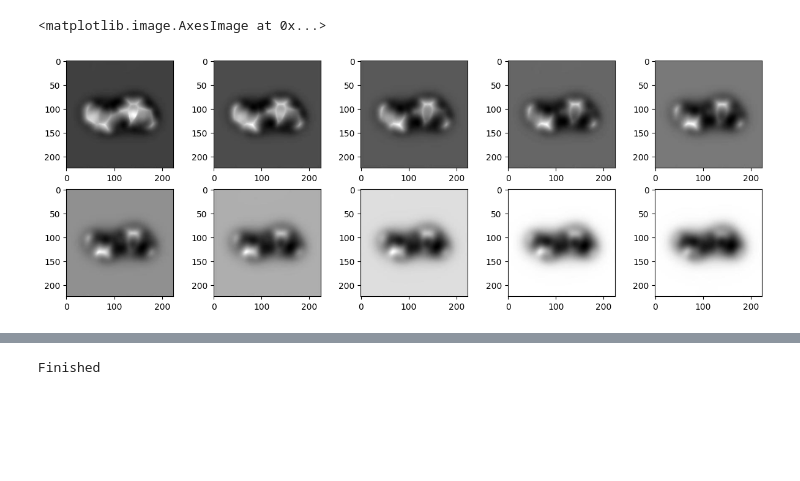
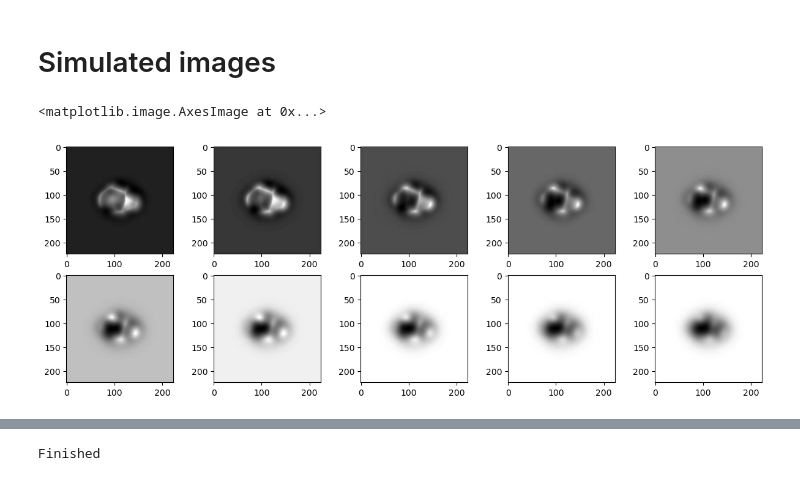
Before and after one commit to SPMTH/afm-molecular-fingerprints, a Jupyter notebook: demo/demo.ipynb, the cells around one changed output, grey strips where cells are left out. Cells and saved outputs as stored; diff of their text form; code cells hidden in the pictures; blank space fills up the shorter version.

```diff
--- a/demo/demo.ipynb
+++ b/demo/demo.ipynb
@@ -294,35 +406,37 @@ dataset_df.iloc[:4]
 | 7 | /scratch/dataset/quam/K-1/Conform... | 10005 | C(#N)N=C(N)N | [0, 0, 0, 0, 0, 0, 0, 0, 0, 0, 0,... | test | 0.0002 | 2.0 | 0.0 | 0.0 | 0.0 | ... |
 | 14 | /scratch/dataset/quam/K-1/Conform... | 100128716 | CC1=C(C2=NC(=CC(=C2C=C1)NCCCN)C)C | [0, 0, 0, 0, 0, 0, 0, 0, 0, 0, 0,... | test | 0.0110 | 15.0 | 0.0 | 0.0 | 0.0 | ... |
 | 15 | /scratch/dataset/quam/K-1/Conform... | 100175925 | COC(=O)CSC1=NN=C(S1)NC(=O)C2=CC=CO2 | [0, 0, 0, 0, 0, 0, 0, 0, 0, 0, 0,... | test | 0.0530 | 10.0 | 0.0 | 0.0 | 0.0 | ... |
+# %% [markdown]
+# Simulated images
 # %%
 # let's try it out
-index = 1
+index = 0
 molec_path_list = ["/home/mgonzalez/CODE/Pytorch-fingerprints/demo/demo_data/QUAM/Conformer3D_CID_129795107_K040_Amp100",
                   "/home/mgonzalez/CODE/Pytorch-fingerprints/demo/demo_data/QUAM/Conformer3D_CID_31063821_K040_Amp140",
                   "/home/mgonzalez/CODE/Pytorch-fingerprints/demo/demo_data/QUAM/Conformer3D_CID_44820607_K060_Amp040"
                   ]
 CID_list = [129795107, 31063821, 44820607]
 
 molec_path = molec_path_list[index]
 true_CID = CID_list[index]
 
 
 
 img_stack = load_img_stack(molec_path)
 f, axarr = plt.subplots(2,5, figsize=(15, 5))
 axarr[0,0].imshow(img_stack[0], cmap = 'gray')
 axarr[0,1].imshow(img_stack[1], cmap = 'gray')
 axarr[0,2].imshow(img_stack[2], cmap = 'gray')
 axarr[0,3].imshow(img_stack[3], cmap = 'gray')
 axarr[0,4].imshow(img_stack[4], cmap = 'gray')
 axarr[1,0].imshow(img_stack[5], cmap = 'gray')
 axarr[1,1].imshow(img_stack[6], cmap = 'gray')
 axarr[1,2].imshow(img_stack[7], cmap = 'gray')
 axarr[1,3].imshow(img_stack[8], cmap = 'gray')
 axarr[1,4].imshow(img_stack[9], cmap = 'gray')
 # %% [output]
 <matplotlib.image.AxesImage at 0x...>
-[figure, old version]
+[figure, new version]
 # %%
 fp_pred = predict_fp(model, molec_path, device,  thres = 0.5)
 print('Total number of fingerprints', np.sum(fp_pred))
```
Also changed, not shown: parts of 13 cells of this notebook, 28 other files.
